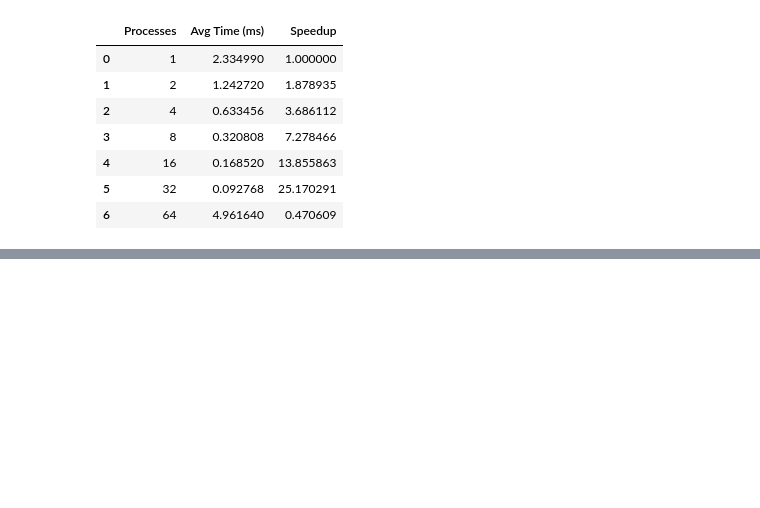
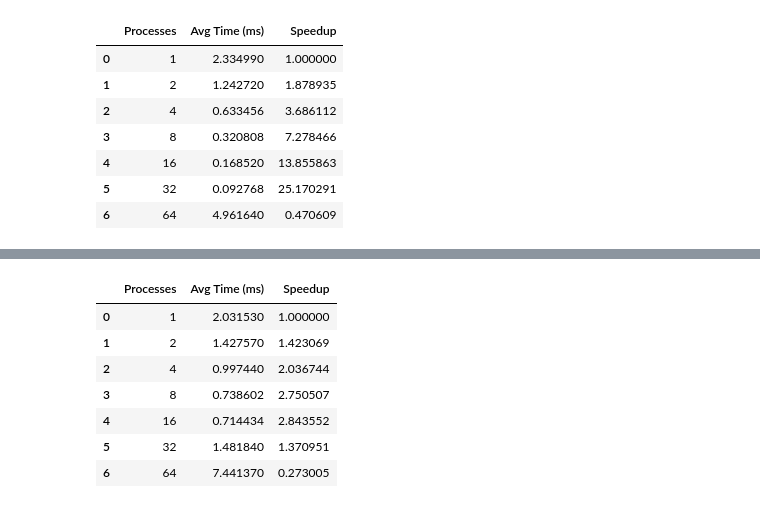
Before and after one commit to pesricha/OpenMP-and-MPI, a Jupyter notebook: mpi/plots.ipynb, the cells around one changed output, grey strips where cells are left out. Saved outputs shown, nothing was run; the diff lists cells and outputs as text; code cells hidden in the pictures; blank space fills up the shorter version.

```diff
--- a/mpi/plots.ipynb
+++ b/mpi/plots.ipynb
@@ -57,0 +69,12 @@ Passing `palette` without assigning `hue` is deprecated and will be removed in v
+# %%
+df['Speedup'] = df.iloc[0, 1] / df['Avg Time (ms)']
+df
+# %% [output]
+|  | Processes | Avg Time (ms) | Speedup |
+| 0 | 1 | 2.031530 | 1.000000 |
+| 1 | 2 | 1.427570 | 1.423069 |
+| 2 | 4 | 0.997440 | 2.036744 |
+| 3 | 8 | 0.738602 | 2.750507 |
+| 4 | 16 | 0.714434 | 2.843552 |
+| 5 | 32 | 1.481840 | 1.370951 |
+| 6 | 64 | 7.441370 | 0.273005 |
```
Also changed, not shown: parts of 3 cells of this notebook, 3 other files.
